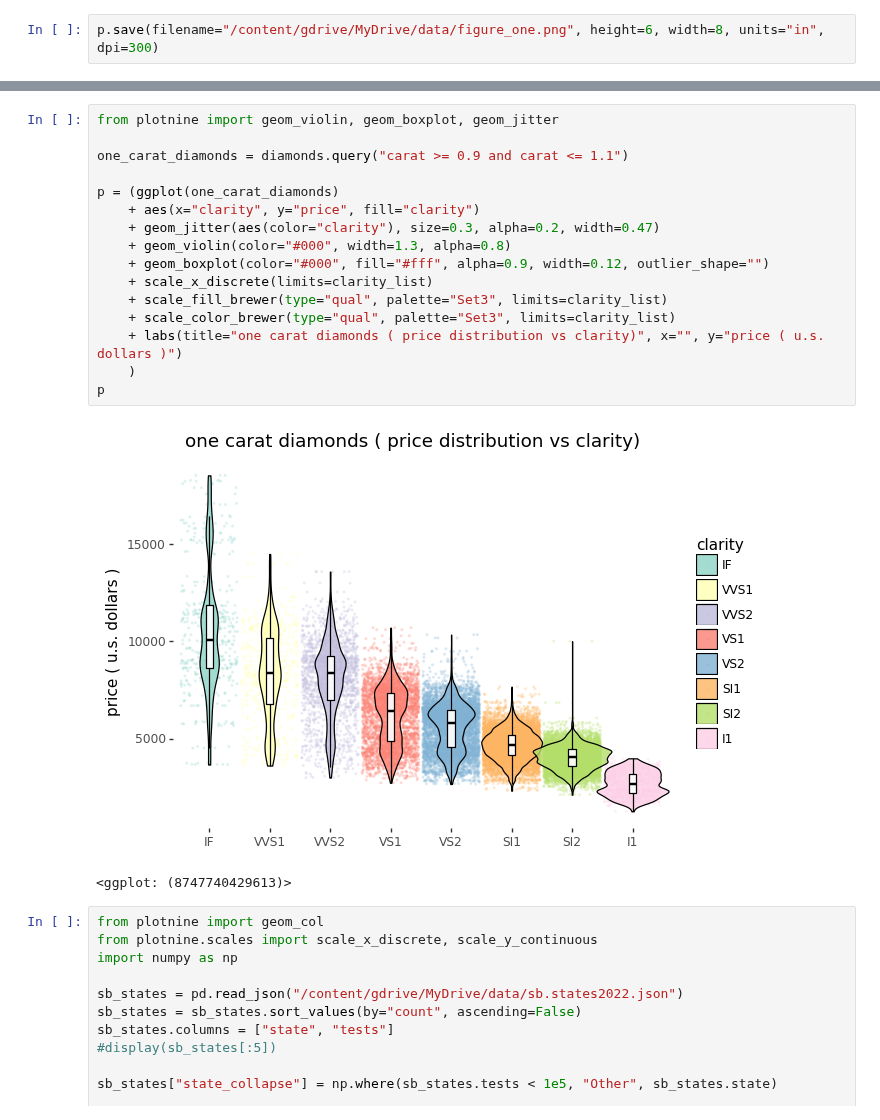
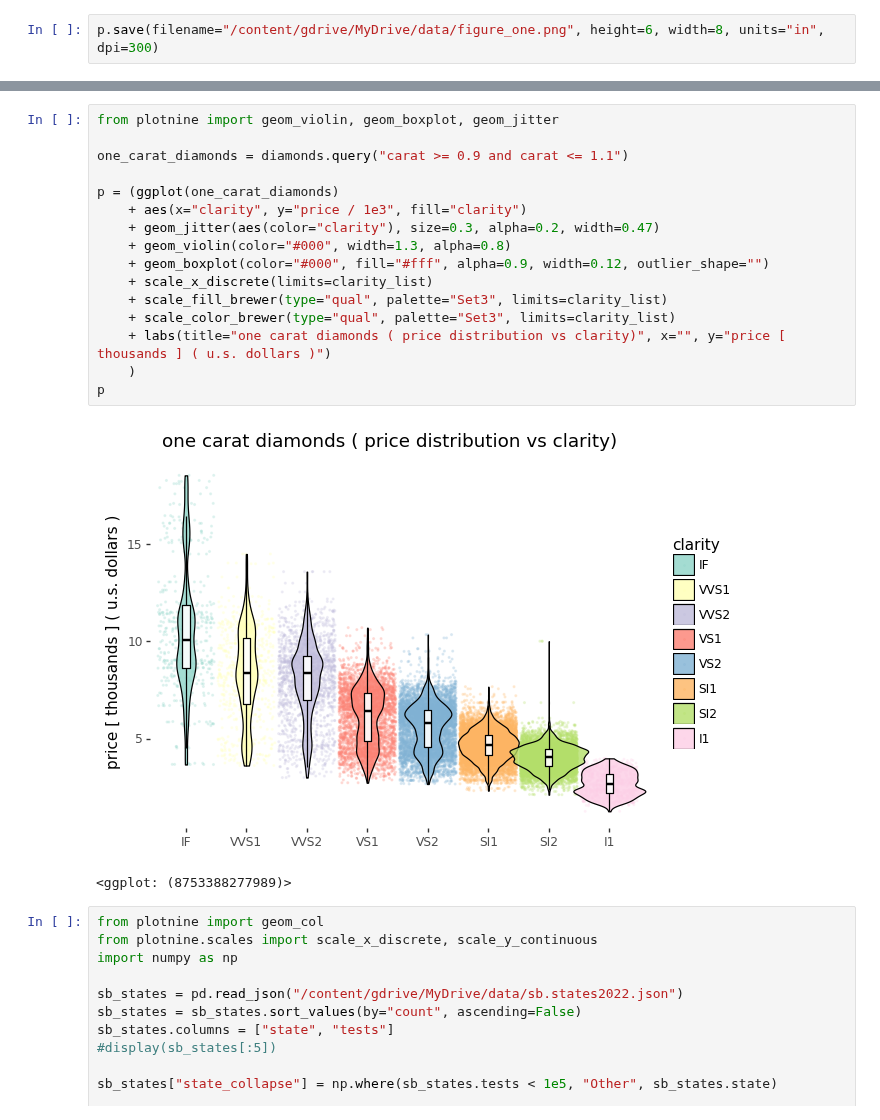
Before and after one commit to usefulmove/code, a Jupyter notebook: python/plotnine/exploratory_data_analysis.ipynb, the cells around one changed output, grey strips where cells are left out. Cells and saved outputs as stored; diff of their text form.

```diff
--- a/python/plotnine/exploratory_data_analysis.ipynb
+++ b/python/plotnine/exploratory_data_analysis.ipynb
@@ -116,22 +117,22 @@ p
 # %%
 from plotnine import geom_violin, geom_boxplot, geom_jitter
 
 one_carat_diamonds = diamonds.query("carat >= 0.9 and carat <= 1.1")
 
 p = (ggplot(one_carat_diamonds)
-    + aes(x="clarity", y="price", fill="clarity")
+    + aes(x="clarity", y="price / 1e3", fill="clarity")
     + geom_jitter(aes(color="clarity"), size=0.3, alpha=0.2, width=0.47)
     + geom_violin(color="#000", width=1.3, alpha=0.8)
     + geom_boxplot(color="#000", fill="#fff", alpha=0.9, width=0.12, outlier_shape="")
     + scale_x_discrete(limits=clarity_list)
     + scale_fill_brewer(type="qual", palette="Set3", limits=clarity_list)
     + scale_color_brewer(type="qual", palette="Set3", limits=clarity_list)
-    + labs(title="one carat diamonds ( price distribution vs clarity)", x="", y="price ( u.s. dollars )")
+    + labs(title="one carat diamonds ( price distribution vs clarity)", x="", y="price [ thousands ] ( u.s. dollars )")
     )
 p
 # %% [output]
-[figure, old version]
+[figure, new version]
-<ggplot: (8747740429613)>
+<ggplot: (8753388277989)>
 # %%
 from plotnine import geom_col
 from plotnine.scales import scale_x_discrete, scale_y_continuous
```
Also changed, not shown: parts of 3 cells of this notebook.
